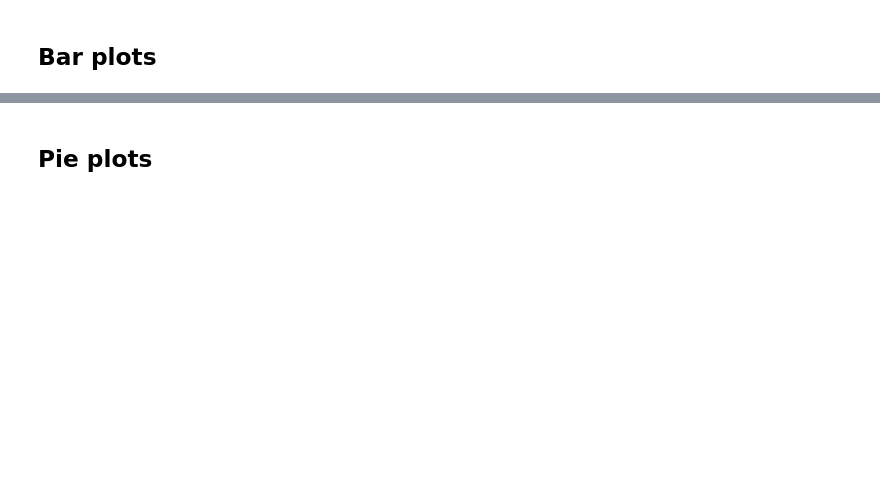
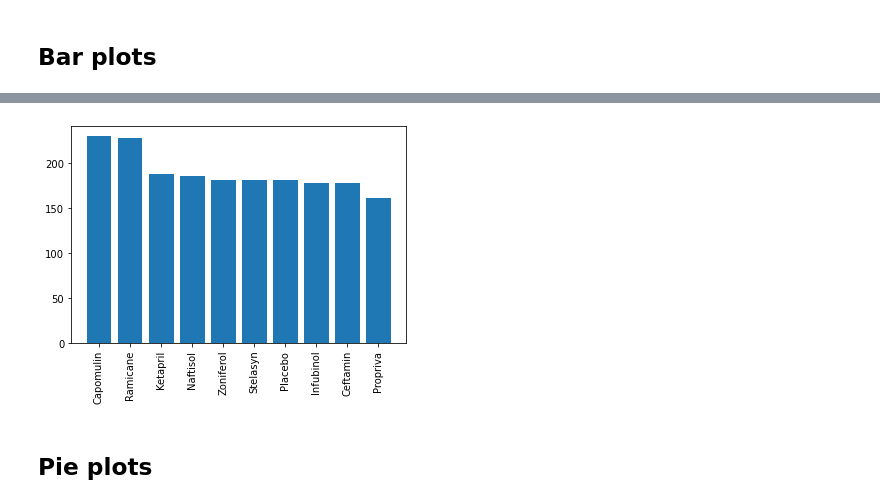
Before and after one commit to NitrogenHamster/Matplotlib, a Jupyter notebook: Pymaceuticals/pymaceuticals_starter.ipynb, the cells around one changed output, grey strips where cells are left out. Drawn from its saved outputs; the diff is of its cells as text; code cells hidden in the pictures; blank space fills up the shorter version.

```diff
--- a/Pymaceuticals/pymaceuticals_starter.ipynb
+++ b/Pymaceuticals/pymaceuticals_starter.ipynb
@@ -45,3 +82,10 @@ study_results
+# %%
+Drug_Regimen_df_plt = merge_df["Drug Regimen"].value_counts().rename_axis('Drug Regimen').reset_index(name='counts')
+plt.bar(Drug_Regimen_df_plt["Drug Regimen"], Drug_Regimen_df_plt["counts"], width=0.8)
+plt.xticks(range(len(Drug_Regimen_df_plt["Drug Regimen"])),Drug_Regimen_df_plt["Drug Regimen"], rotation=90)
+plt.show()
+# %% [output]
+[figure, added]
 # %% [markdown]
 ## Pie plots
 # %%
```
Also changed, not shown: parts of 12 cells of this notebook.
